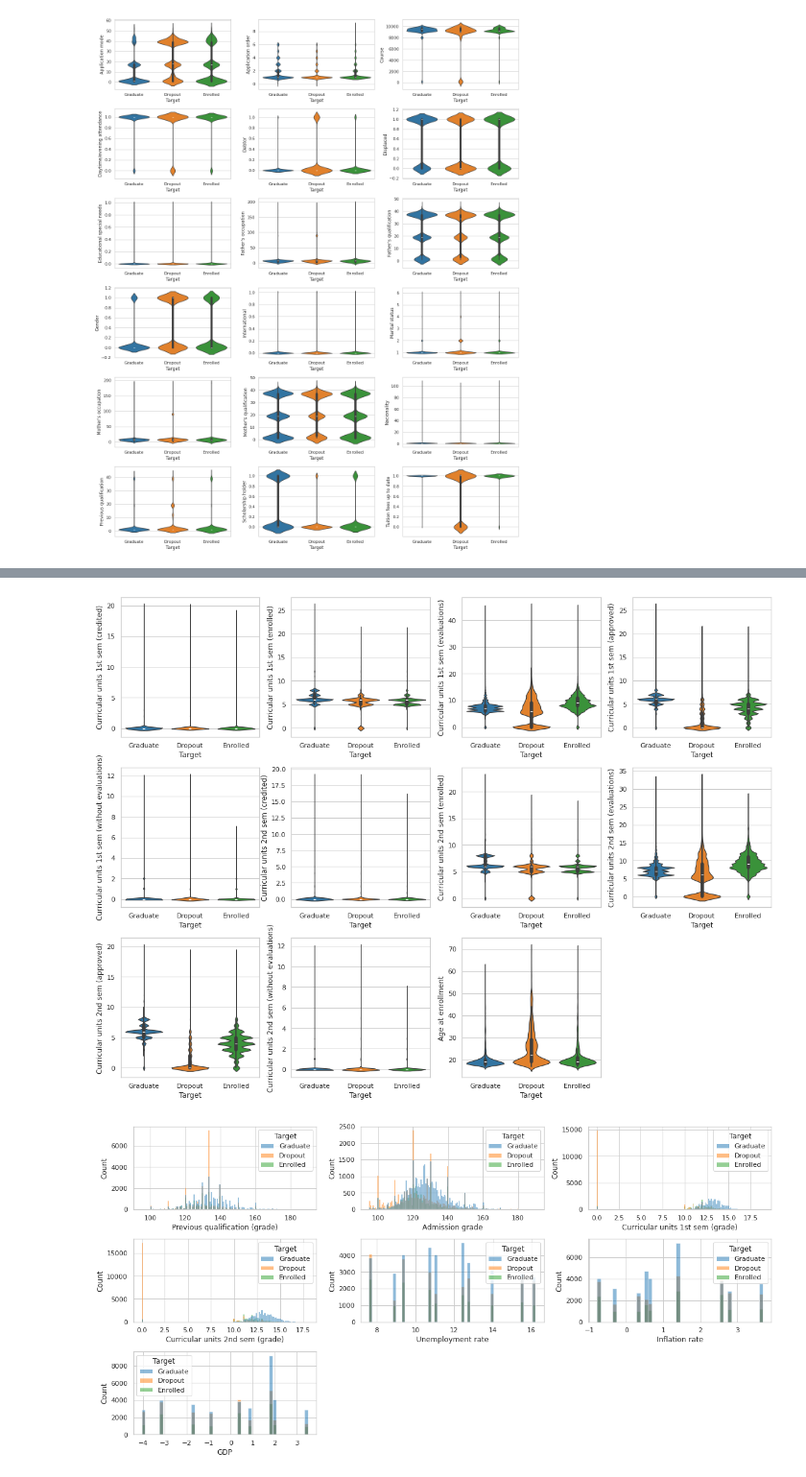
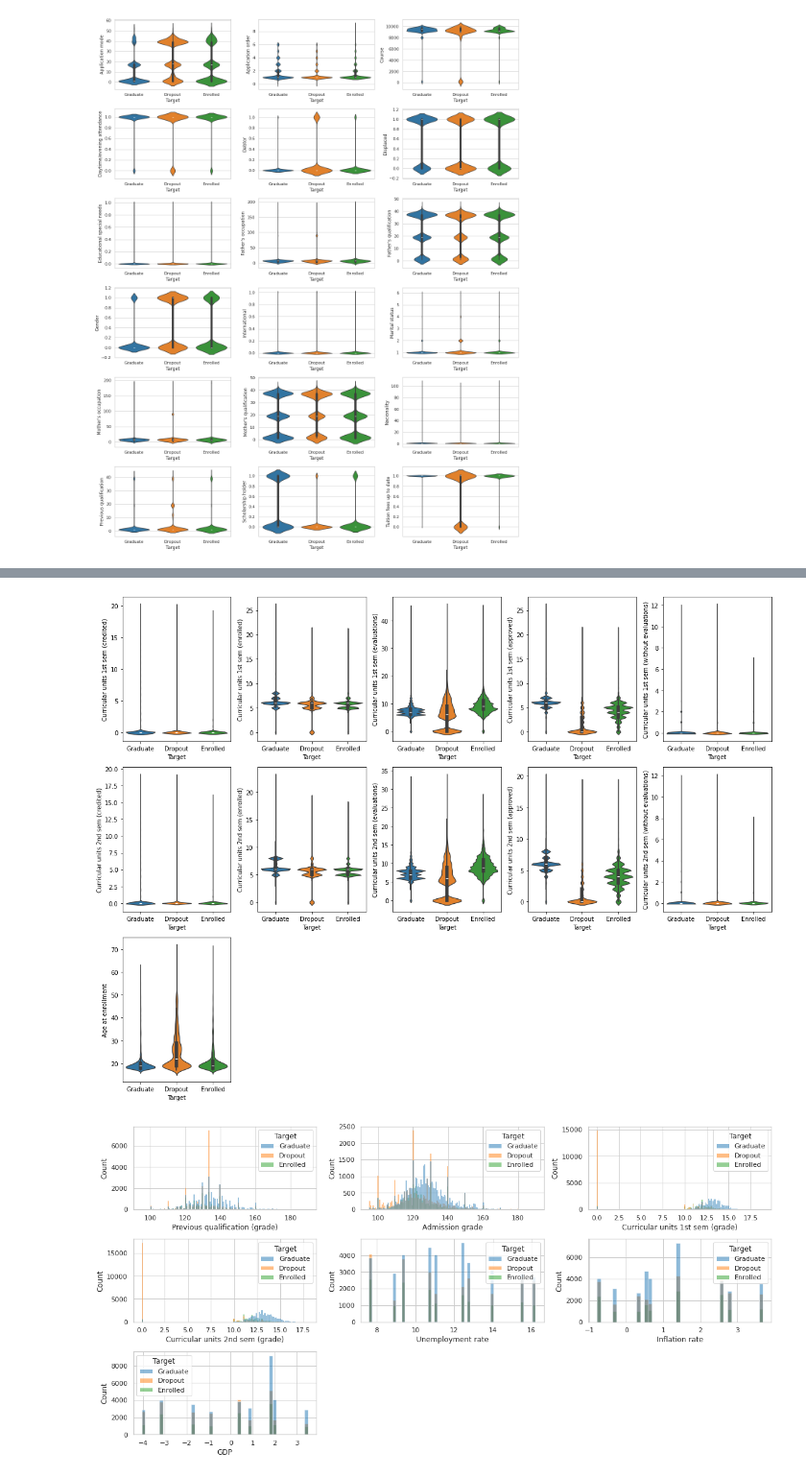
Before and after one commit to Sihan0229/XJTU-ELEC427304-homeworBDk, a Jupyter notebook: kaggle_graduate_prediect/predict.ipynb, the cells around one changed output, grey strips where cells are left out. Shown at 96% size. Cells and saved outputs as stored; diff of their text form; code cells hidden in the pictures.

```diff
--- a/kaggle_graduate_prediect/predict.ipynb
+++ b/kaggle_graduate_prediect/predict.ipynb
@@ -175,7 +175,7 @@ plt.show()
 # %%
 plt.figure(figsize=(16, 12))
 for i, col in enumerate(discrete_features):
-    plt.subplot(3, 4, i+1)
+    plt.subplot(3, 5, i+1)
     sns.countplot(data=train, x=col, hue=target, palette=custom_palette)
 plt.tight_layout()
 plt.show()
@@ -184,7 +184,7 @@ plt.show()
 # %%
 plt.figure(figsize=(16, 12))
 for i, col in enumerate(discrete_features):
-    plt.subplot(3, 4, i+1)
+    plt.subplot(4, 3, i+1)
     sns.boxplot(data=train, x=col, y=target, palette=custom_palette)
 plt.tight_layout()
 plt.show()
@@ -193,12 +193,12 @@ plt.show()
 # %%
 plt.figure(figsize=(16, 12))
 for i, col in enumerate(discrete_features):
-    plt.subplot(3, 4, i+1)
+    plt.subplot(3, 5, i+1)
     sns.violinplot(data=train, x=target, y=col, palette=custom_palette)
 plt.tight_layout()
 plt.show()
 # %% [output]
-[figure, old version]
+[figure, new version]
 # %%
 plt.figure(figsize=(16, 8))
 for i, col in enumerate(continuous_features):
```
Also changed, not shown: parts of 14 cells of this notebook, 1 other file.
